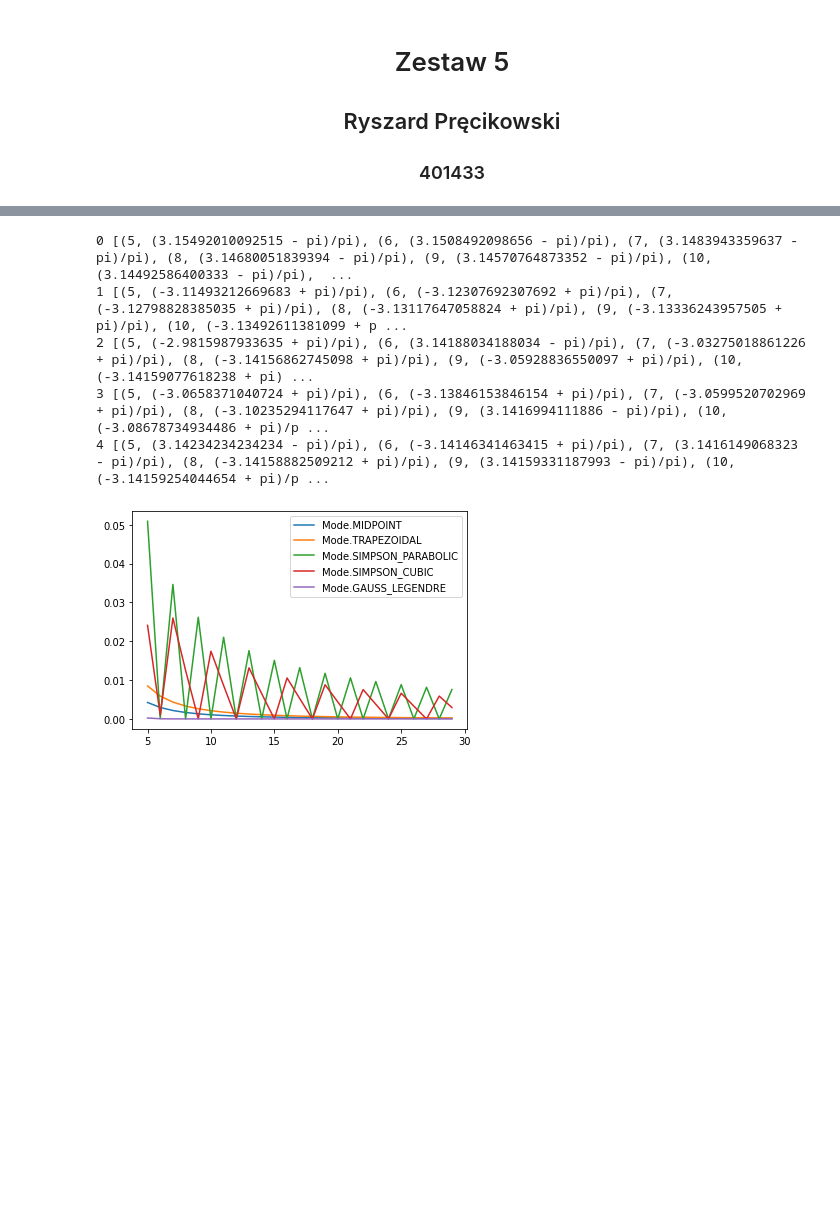
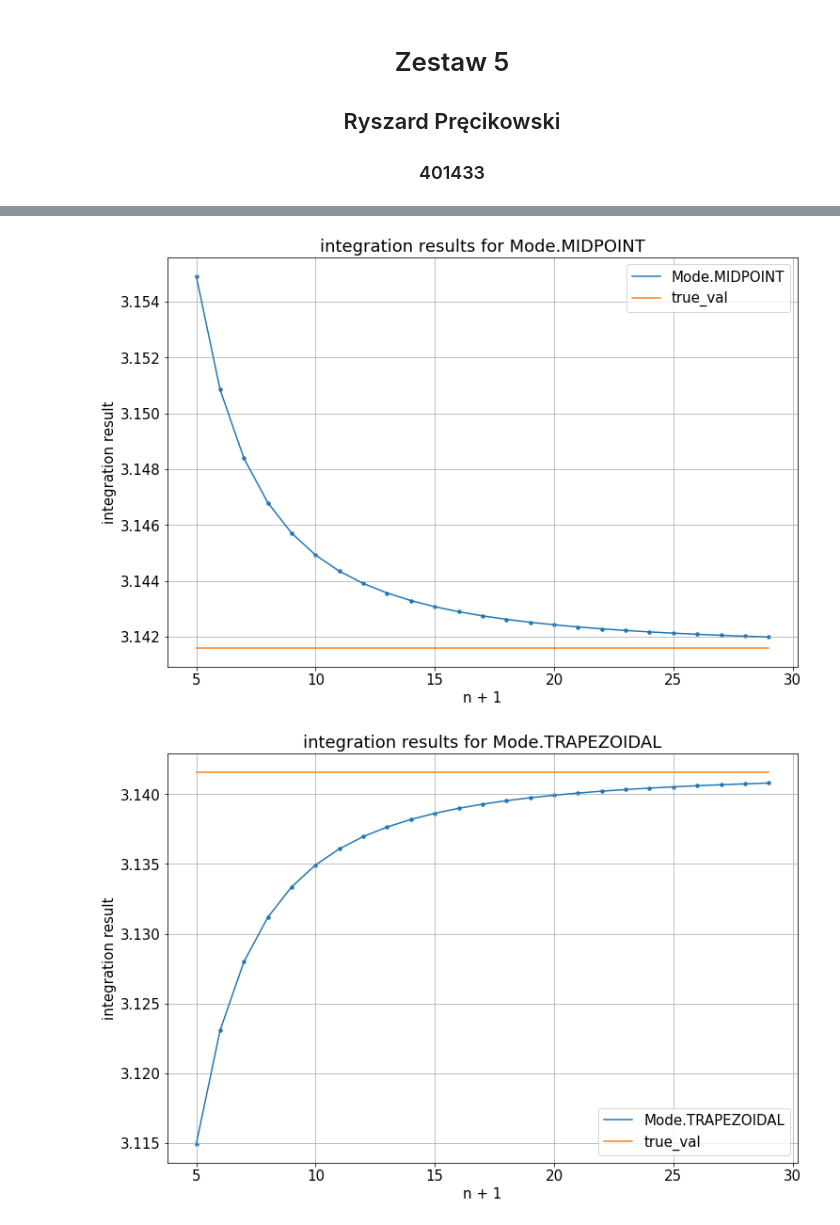
Before and after one commit to RysiekPrecikowski/MOwNiT, a Jupyter notebook: lab5.ipynb, the cells around one changed output, grey strips where cells are left out. Cells and saved outputs as stored; diff of their text form; code cells hidden in the pictures; blank space fills up the shorter version.

```diff
--- a/lab5.ipynb
+++ b/lab5.ipynb
@@ -125,31 +91,8 @@ integral from -1 to 1 from 2/(x**2 + 1) = 3.1372549019607843
-# %%
-def error(f, n, mode):
-    true_val = integrate(f, (x, a, b))
-    integration_result = my_integrate(f, n, mode, -1, 1)
-    return abs(true_val - integration_result) / true_val
-
-
-
-def plot_error(f, s, t):
-    points = [[] for _ in range (len(Mode))]
-
-    for mode in Mode:
-        for i in range(s, t):
-            points[mode].append((i, error(f, i, mode)))
-
-    # print(points)
-    for i, xy in enumerate(points):
-        print(i, xy)
-        # plt.scatter([x[0] for x in xy], [x[1] for x in xy] )
-        plt.plot([x[0] for x in xy], [x[1] for x in xy] , label = Mode(i))
-    plt.legend()
-    plt.show()
-
-plot_error(f, 5, 30)
-# %% [output]
-0 [(5, (3.15492010092515 - pi)/pi), (6, (3.1508492098656 - pi)/pi), (7, (3.1483943359637 - pi)/pi), (8, (3.14680051839394 - pi)/pi), (9, (3.14570764873352 - pi)/pi), (10, (3.14492586400333 - pi)/pi),  ...
-1 [(5, (-3.11493212669683 + pi)/pi), (6, (-3.12307692307692 + pi)/pi), (7, (-3.12798828385035 + pi)/pi), (8, (-3.13117647058824 + pi)/pi), (9, (-3.13336243957505 + pi)/pi), (10, (-3.13492611381099 + p ...
-2 [(5, (-2.9815987933635 + pi)/pi), (6, (3.14188034188034 - pi)/pi), (7, (-3.03275018861226 + pi)/pi), (8, (-3.14156862745098 + pi)/pi), (9, (-3.05928836550097 + pi)/pi), (10, (-3.14159077618238 + pi) ...
-3 [(5, (-3.0658371040724 + pi)/pi), (6, (-3.13846153846154 + pi)/pi), (7, (-3.0599520702969 + pi)/pi), (8, (-3.10235294117647 + pi)/pi), (9, (3.1416994111886 - pi)/pi), (10, (-3.08678734934486 + pi)/p ...
-4 [(5, (3.14234234234234 - pi)/pi), (6, (-3.14146341463415 + pi)/pi), (7, (3.1416149068323 - pi)/pi), (8, (-3.14158882509212 + pi)/pi), (9, (3.14159331187993 - pi)/pi), (10, (-3.14159254044654 + pi)/p ...
-[figure, removed]
+# %%
+s = 5
+t = 30
+# %%
+plot_integrations(f, s, t, True, a, b)
+# %% [output]
+[figure, added]
+[figure, added]
```
Also changed, not shown: parts of 9 cells of this notebook, 1 other file.
